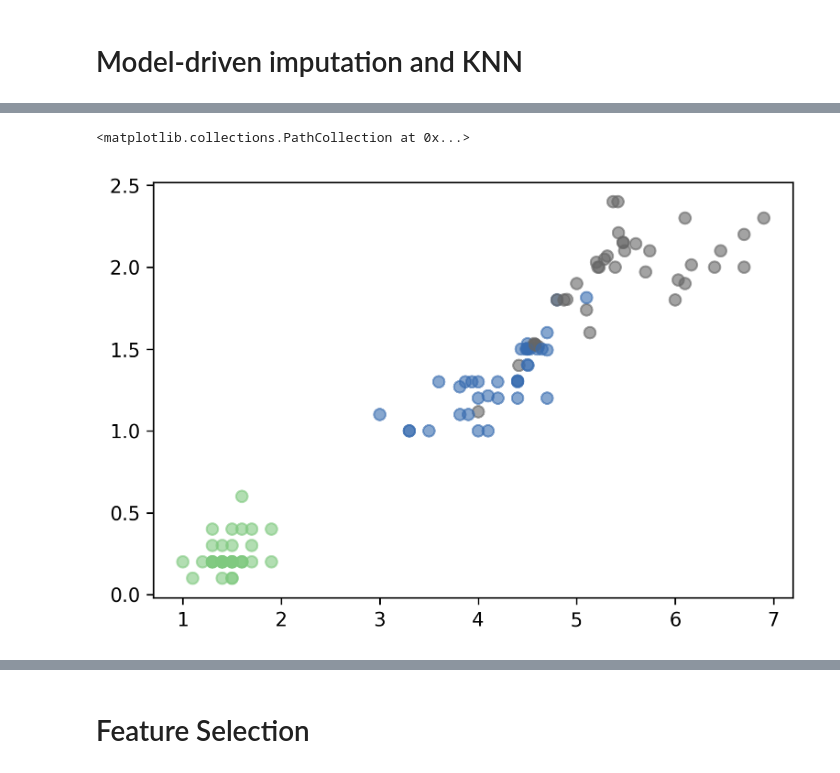
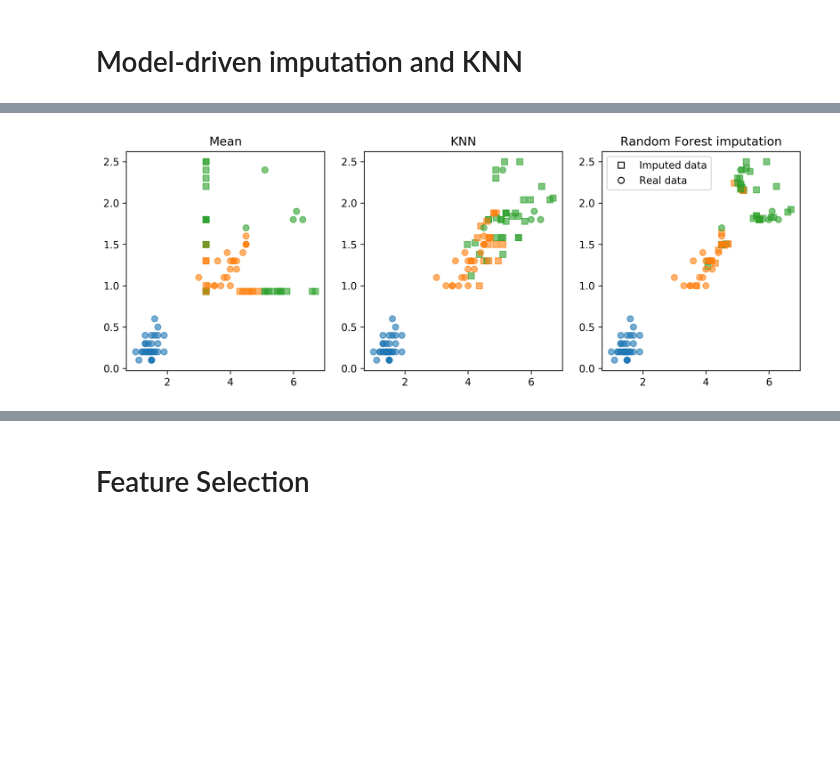
Before and after one commit to amueller/applied_ml_spring_2017, a Jupyter notebook: slides/aml-08-021317.ipynb, the cells around one changed output, grey strips where cells are left out. Drawn from its saved outputs; the diff is of its cells as text; code cells hidden in the pictures; blank space fills up the shorter version.

```diff
--- a/slides/aml-08-021317.ipynb
+++ b/slides/aml-08-021317.ipynb
@@ -260,11 +277,13 @@ for i in range(10):
     # this would make more sense if we scaled the data beforehand
     if (np.linalg.norm(last - X_imputed)) < .5:
         break
-# %%
-plt.scatter(X_imputed[:, 2], X_imputed[:, 3], c=y_train, alpha=.6, cmap="Accent")
-# %% [output]
-<matplotlib.collections.PathCollection at 0x...>
-[figure, removed]
+# %%
+fig, axes = plt.subplots(1, 3, figsize=(12, 4))
+plot_imputation(X_mean_imp, "Mean", ax=axes[0])
+plot_imputation(X_train_knn3, "KNN", ax=axes[1])
+plot_imputation(X_imputed, "Random Forest imputation", ax=axes[2])
+# %% [output]
+[figure, added]
 # %%
 scores = cross_val_score(logreg, X_imputed, y_train, cv=10)
 np.mean(scores)
```
Also changed, not shown: parts of 26 cells of this notebook, 2 other files.
